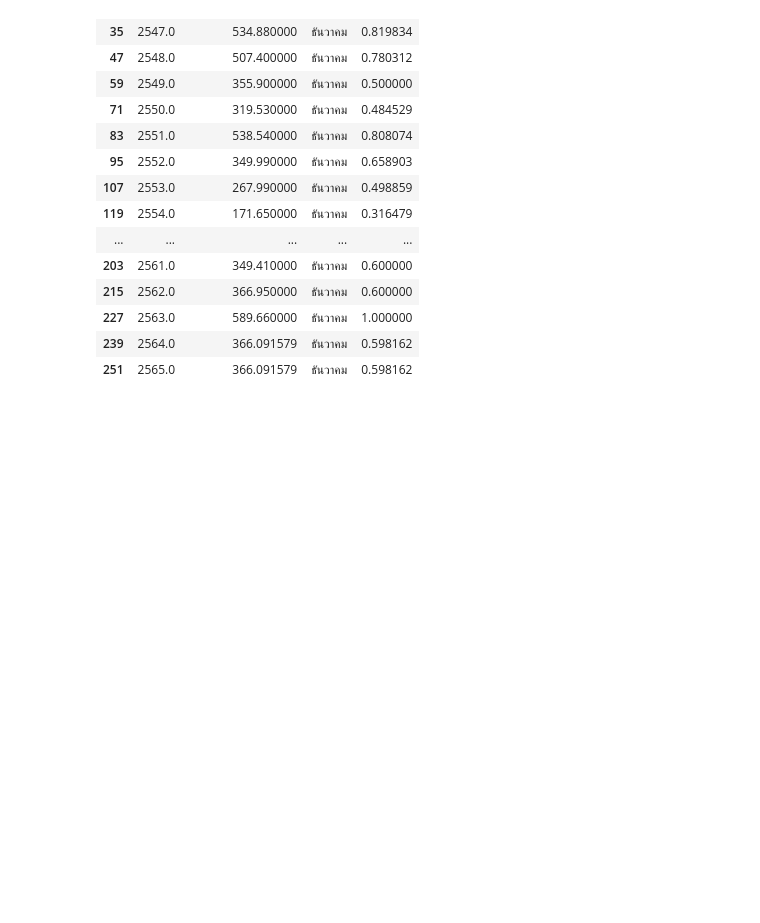
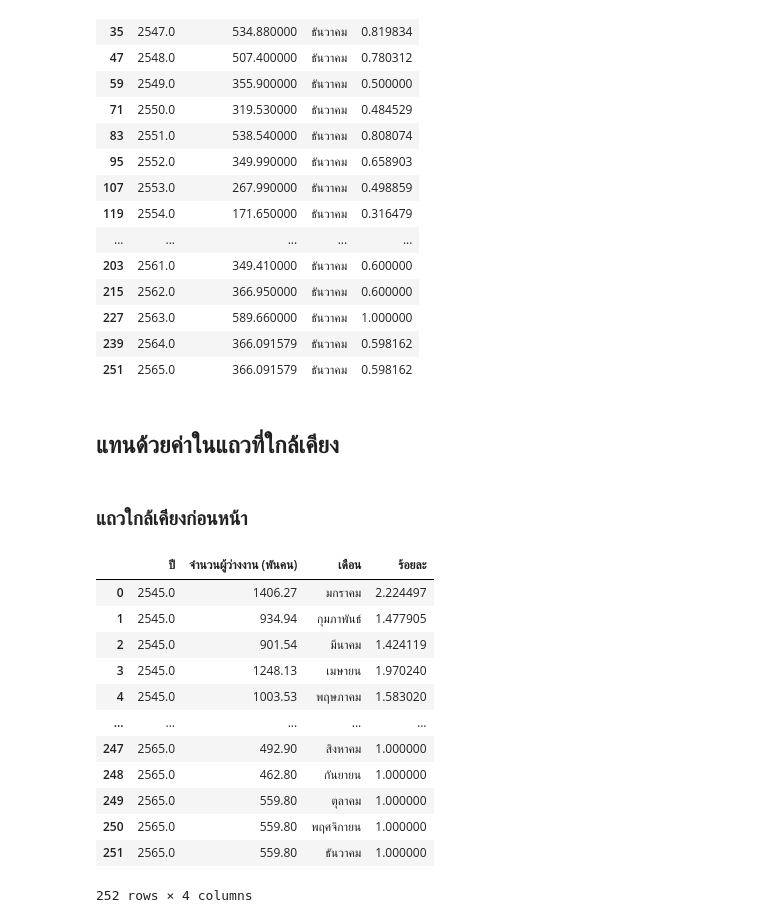
Before and after one commit to Jittiya/Co-operative-Education-Science., a Jupyter notebook: Forecast_unemplloyment.ipynb, the cells around one changed output. Drawn from its saved outputs; the diff is of its cells as text; code cells hidden in the pictures; blank space fills up the shorter version.

Commit message:
fill previous ones

```diff
--- a/Forecast_unemplloyment.ipynb
+++ b/Forecast_unemplloyment.ipynb
@@ -875,3 +875,25 @@ data12
 | 227 | 2563.0 | 589.660000 | ธันวาคม | 1.000000 |
 | 239 | 2564.0 | 366.091579 | ธันวาคม | 0.598162 |
 | 251 | 2565.0 | 366.091579 | ธันวาคม | 0.598162 |
+# %% [markdown]
+## แทนด้วยค่าในแถวที่ใกล้เคียง
+# %% [markdown]
+### แถวใกล้เคียงก่อนหน้า
+# %%
+data_previous = dataForeM
+# %%
+data_previous.fillna(method ='pad')
+# %% [output]
+|  | ปี | จำนวนผู้ว่างงาน (พันคน) | เดือน | ร้อยละ |
+| 0 | 2545.0 | 1406.27 | มกราคม | 2.224497 |
+| 1 | 2545.0 | 934.94 | กุมภาพันธ์ | 1.477905 |
+| 2 | 2545.0 | 901.54 | มีนาคม | 1.424119 |
+| 3 | 2545.0 | 1248.13 | เมษายน | 1.970240 |
+| 4 | 2545.0 | 1003.53 | พฤษภาคม | 1.583020 |
+| ... | ... | ... | ... | ... |
+| 247 | 2565.0 | 492.90 | สิงหาคม | 1.000000 |
+| 248 | 2565.0 | 462.80 | กันยายน | 1.000000 |
+| 249 | 2565.0 | 559.80 | ตุลาคม | 1.000000 |
+| 250 | 2565.0 | 559.80 | พฤศจิกายน | 1.000000 |
+| 251 | 2565.0 | 559.80 | ธันวาคม | 1.000000 |
+252 rows × 4 columns
```
